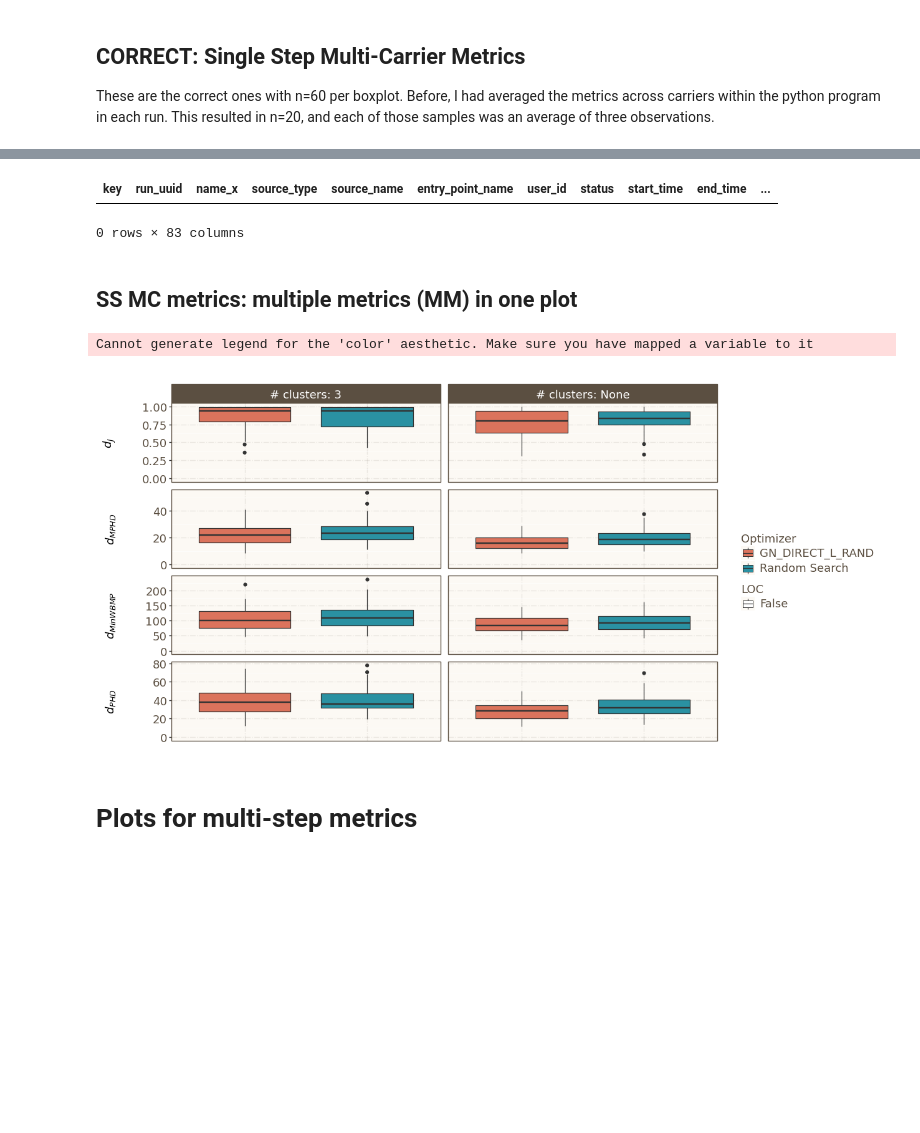
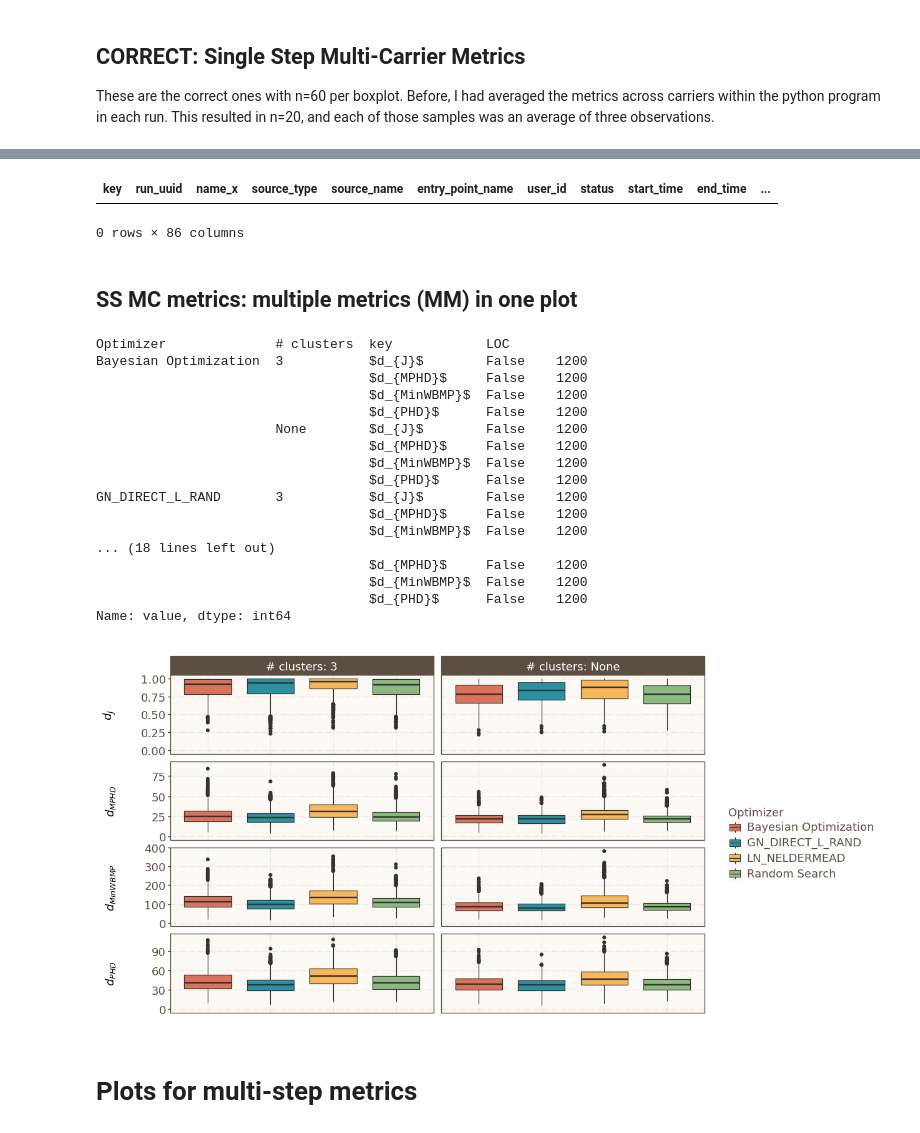
Before and after one commit to selting/CACT, a Jupyter notebook: src/CACT/evaluation_module/interactive_evaluation.ipynb, the cells around one changed output, grey strips where cells are left out. Saved outputs shown, nothing was run; the diff lists cells and outputs as text; code cells hidden in the pictures; blank space fills up the shorter version.

```diff
--- a/src/CACT/evaluation_module/interactive_evaluation.ipynb
+++ b/src/CACT/evaluation_module/interactive_evaluation.ipynb
@@ -67,7 +86,7 @@ Text(value='', description='Search:', placeholder='Type to search')
 [interactive output not drawn]
 # %%
 selected_group_ids = group_ids[-1]
-selected_group_ids = 'default_tag'
+selected_group_ids = ['default_tag', '2026-03-19_16-20-45']
 
 tag_filter = dict(group_id=selected_group_ids)
 print(f'selecting group_id(s) {selected_group_ids}')
@@ -157,26 +177,31 @@ These are the correct ones with n=60 per boxplot. Before, I had averaged the met
 SS_MC_MERGED_WIDE = SS_MC_MERGED.pivot(columns='key', values='value', index=PARAMS.columns.to_list() + ['carrier']).reset_index()
 SS_MC_MERGED_WIDE = SS_MC_MERGED_WIDE.rename(columns=key_mapping)
 # %%
-from p9_themes import my_theme, my_scale_color_and_fill
+from my_theming import my_p9_theme, my_scale_color_and_fill
 
 
-x = "Optimizer"
+x = "LOC"
 y = "target_opt_final"
-fill = "# clusters"
+fill = "Optimizer"
 cols = "# clusters"
-rows = "carrier"
+rows = "data__num_requests_per_carrier"
 linetype = "LOC"
 ylab = SS_MC_MERGED_WIDE["Error Function"][0] if y == "target_opt_final" else y
 p = (
-    ggplot(SS_MC_MERGED_WIDE, aes(x=x, y=y, fill=fill, linetype=linetype))
+    ggplot(SS_MC_MERGED_WIDE,
+            aes(x=x,
+                y=y,
+                fill=fill,
+                #  linetype=linetype
+        ))
     + geom_boxplot()
-    + geom_jitter(width=0.3, alpha=0.2)
+    # + geom_jitter(width=0.3, alpha=0.2)
     + facet_grid(
-        # cols=cols,
+        cols=cols,
         rows=rows,
-        labeller="label_both"
+        # labeller="label_both"
     )
-    + my_theme
+    + my_p9_theme
     + theme(
         figure_size=(12, 6),
         axis_text_x=element_blank(),
@@ -199,11 +242,11 @@ NameError: name 'SS_MC_MERGED_WIDE' is not defined
 SS_MC_MERGED_WIDE[(SS_MC_MERGED_WIDE['Optimizer'] == 'GN_CRS2_LM') & (SS_MC_MERGED_WIDE['No. of Queries'] == 128 ) & (SS_MC_MERGED_WIDE['Optimizer Type'] == 'global') & (SS_MC_MERGED_WIDE['LOC'] == 'False' )]
 # %% [output]
 | key | run_uuid | name_x | source_type | source_name | entry_point_name | user_id | status | start_time | end_time | ... |
-0 rows × 83 columns
+0 rows × 86 columns
 # %% [markdown]
 ## SS MC metrics: multiple metrics (MM) in one plot
 # %%
-SS_MC_MERGED_MM = (SS_MC_MERGED_WIDE[SS_MC_MERGED_WIDE['Optimizer'].isin(['Random Search', 'GN_DIRECT_L_RAND', 'LN_PRAXIS'])]
+SS_MC_MERGED_MM = (SS_MC_MERGED_WIDE  #[SS_MC_MERGED_WIDE['Optimizer'].isin(['Random Search', 'GN_DIRECT_L_RAND', 'LN_PRAXIS'])]
      .set_index(PARAMS.columns.to_list()+['carrier'])[[
          '$d_{PHD}$',
          '$d_{MPHD}$',
@@ -228,7 +271,7 @@ p = (ggplot(
     aes(x=x,
         y=y,
         fill=fill,
-        linetype=linetype
+        # linetype=linetype
        ))
   + geom_boxplot()
  # + geom_violin(style='left')  # makes no sense, I have way to few data points
@@ -239,41 +282,57 @@ p = (ggplot(
      labeller='label_both',
      scales='free'
  )
- + my_theme
+ + my_p9_theme
  + theme(figure_size=(12, 6),
          axis_text_x=element_blank(),
          axis_ticks_x=element_blank(),
          strip_text_y=element_blank(),
          strip_background_y=element_blank(),
          axis_title_y=element_text(margin={'r': 10}),
         )
  + my_scale_color_and_fill
  + labs(y="", x="")
  + coord_cartesian(ylim=(0, None))
 )
 p = p.draw(show=False)
 axes = p.axes
 row_variables = sorted(SS_MC_MERGED_MM['key'].unique())
 num_cols = SS_MC_MERGED_MM[cols].nunique()
 
 for i, var_name in enumerate(row_variables):
     ax_index = i * num_cols
     if ax_index < len(axes):
         axes[ax_index].set_ylabel(var_name)
         axes[ax_index].yaxis.set_label_coords(-0.2, 0.5)
 
 if not (SS_MC_MERGED_MM.groupby([fill, cols, rows, linetype])[y].count()==60).all():
     t = SS_MC_MERGED_MM.groupby([fill, cols, rows, linetype])[y].count()
     print(t[t!=60])
     # raise ValueError('not all boxplots have 60 values')
 
 
 plt.tight_layout()
 # p.savefig(fig_dir + f'/distances_{selected_group_ids}.pdf', bbox_inches='tight')
 p
 # %% [output]
-Cannot generate legend for the 'color' aesthetic. Make sure you have mapped a variable to it
+Optimizer              # clusters  key            LOC
+Bayesian Optimization  3           $d_{J}$        False    1200
+                                   $d_{MPHD}$     False    1200
+                                   $d_{MinWBMP}$  False    1200
+                                   $d_{PHD}$      False    1200
+                       None        $d_{J}$        False    1200
+                                   $d_{MPHD}$     False    1200
+                                   $d_{MinWBMP}$  False    1200
+                                   $d_{PHD}$      False    1200
+GN_DIRECT_L_RAND       3           $d_{J}$        False    1200
+                                   $d_{MPHD}$     False    1200
+                                   $d_{MinWBMP}$  False    1200
+... (18 lines left out)
+                                   $d_{MPHD}$     False    1200
+                                   $d_{MinWBMP}$  False    1200
+                                   $d_{PHD}$      False    1200
+Name: value, dtype: int64
-[figure, old version]
+[figure, new version]
 # %% [markdown]
 # Plots for multi-step metrics
 # %%
```
Also changed, not shown: parts of 9 cells of this notebook, 2 other files.
